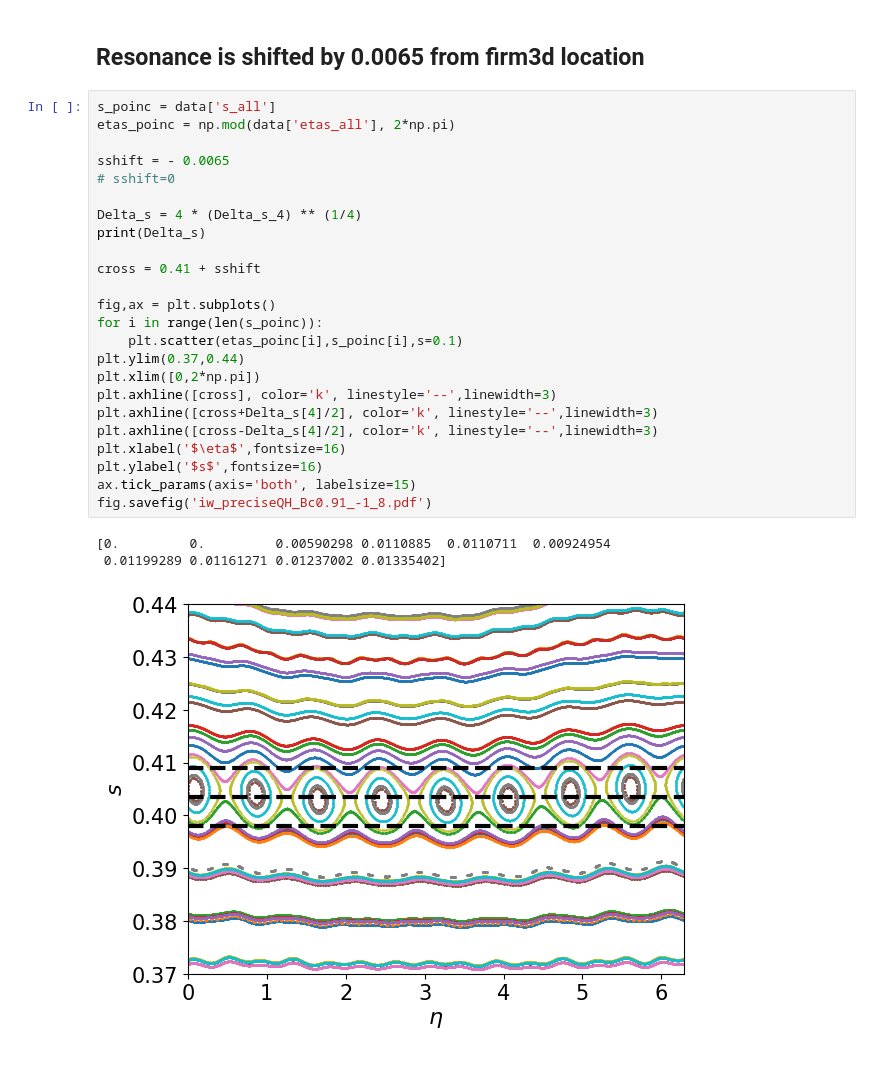
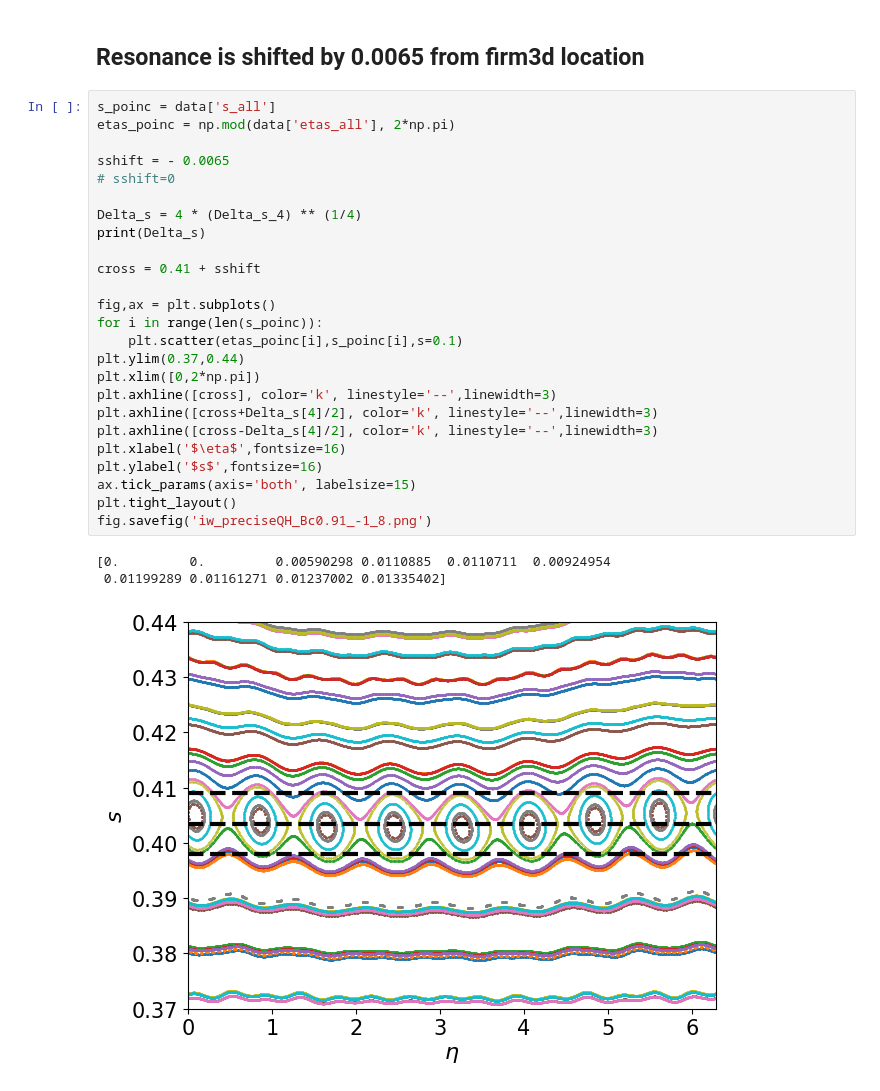
Before and after one commit to jlabbate15/DESC_TrappedRes, a Jupyter notebook: island_benchmarks/precise_qh/compare_island_width_Bcrit_0.91_-1_8.ipynb, the cells around one changed output. Drawn from its saved outputs; the diff is of its cells as text.

```diff
--- a/island_benchmarks/precise_qh/compare_island_width_Bcrit_0.91_-1_8.ipynb
+++ b/island_benchmarks/precise_qh/compare_island_width_Bcrit_0.91_-1_8.ipynb
@@ -89,28 +89,29 @@ plt.show()
 # %%
 s_poinc = data['s_all']
 etas_poinc = np.mod(data['etas_all'], 2*np.pi)
 
 sshift = - 0.0065
 # sshift=0
 
 Delta_s = 4 * (Delta_s_4) ** (1/4)
 print(Delta_s)
 
 cross = 0.41 + sshift
 
 fig,ax = plt.subplots()
 for i in range(len(s_poinc)):
     plt.scatter(etas_poinc[i],s_poinc[i],s=0.1)
 plt.ylim(0.37,0.44)
 plt.xlim([0,2*np.pi])
 plt.axhline([cross], color='k', linestyle='--',linewidth=3)
 plt.axhline([cross+Delta_s[4]/2], color='k', linestyle='--',linewidth=3)
 plt.axhline([cross-Delta_s[4]/2], color='k', linestyle='--',linewidth=3)
 plt.xlabel('$\eta$',fontsize=16)
 plt.ylabel('$s$',fontsize=16)
 ax.tick_params(axis='both', labelsize=15)
-fig.savefig('iw_preciseQH_Bc0.91_-1_8.pdf')
+plt.tight_layout()
+fig.savefig('iw_preciseQH_Bc0.91_-1_8.png')
 # %% [output]
 [0.         0.         0.00590298 0.0110885  0.0110711  0.00924954
  0.01199289 0.01161271 0.01237002 0.01335402]
-[figure, old version]
+[figure, new version]
```
Also changed, not shown: 4 other files.
